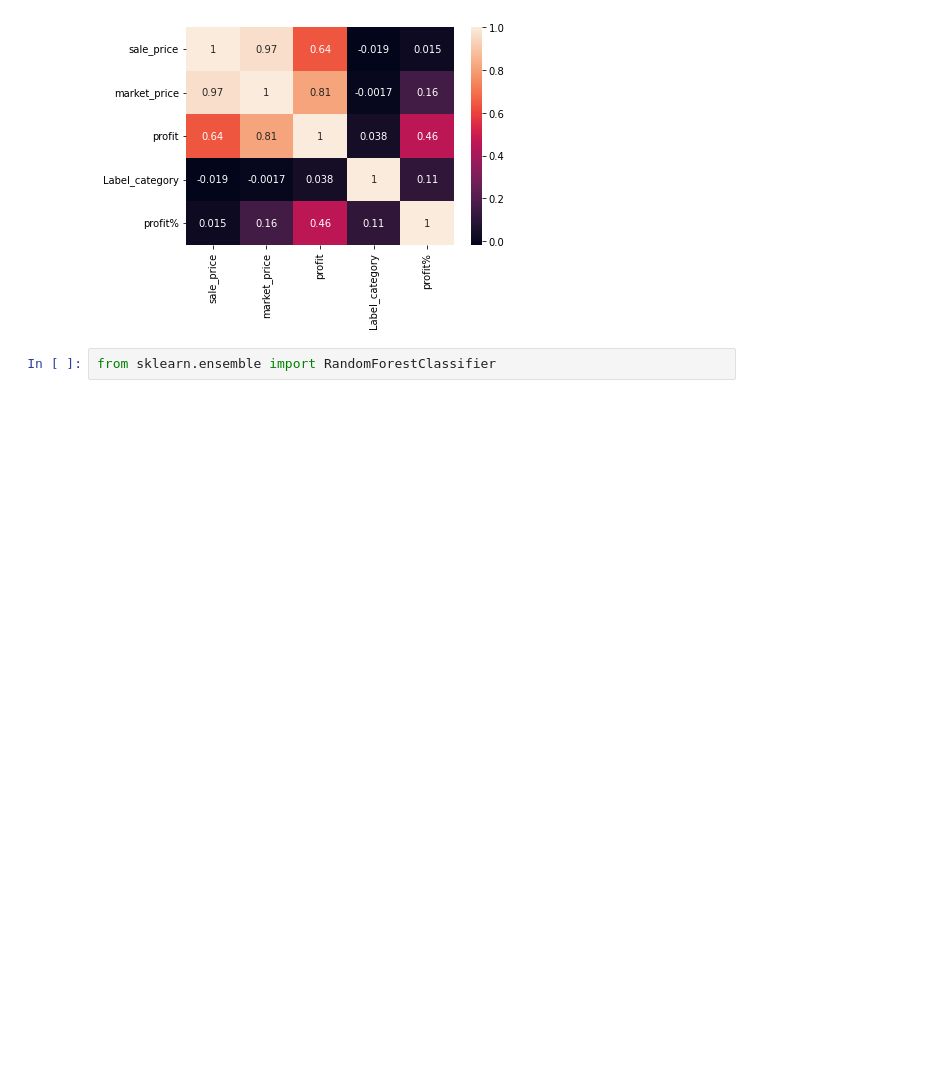
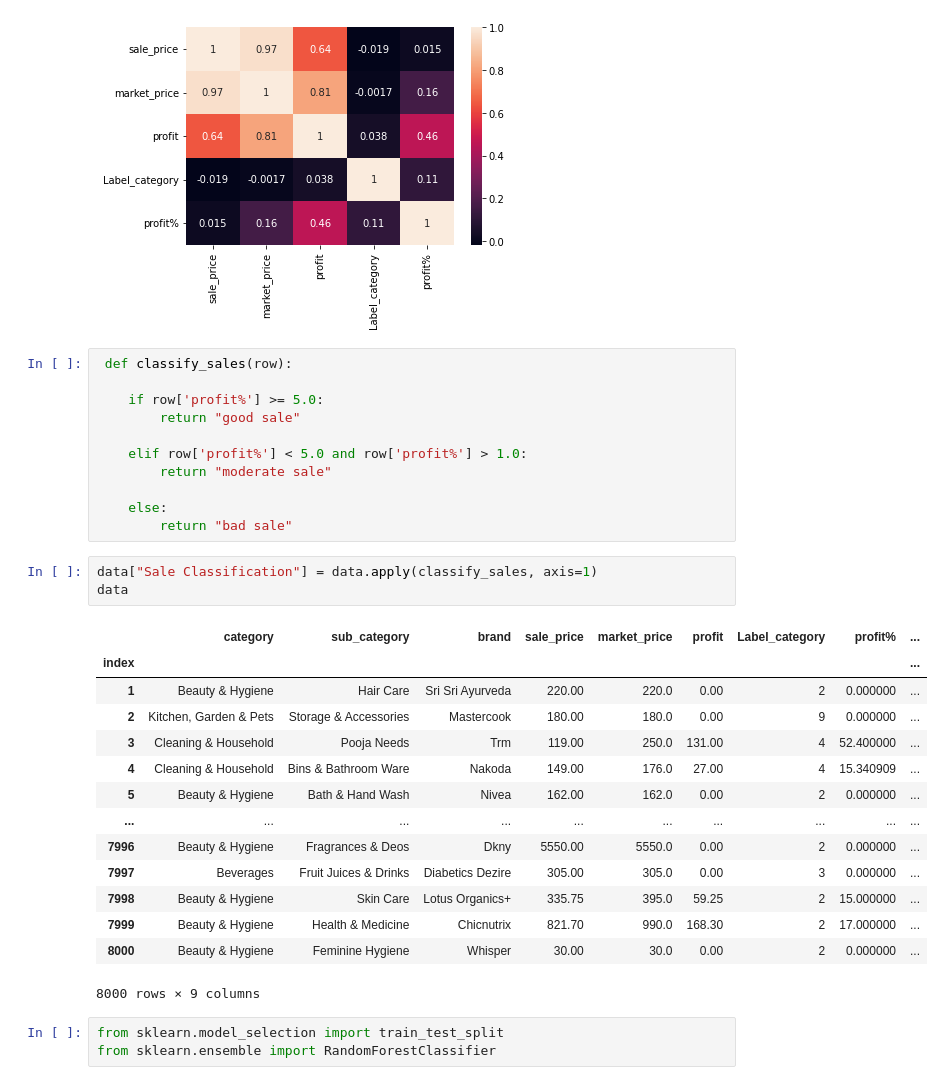
Before and after one commit to prodigee-project/Data-Analysis---Grocery, a Jupyter notebook: Grocery_prediction.ipynb, the cells around one changed output. Drawn from its saved outputs; the diff is of its cells as text; blank space fills up the shorter version.

Commit message:
pseudo ML model added

```diff
--- a/Grocery_prediction.ipynb
+++ b/Grocery_prediction.ipynb
@@ -198,5 +198,35 @@ sns.heatmap(new1.corr(), annot=True)
 # %% [output]
 <AxesSubplot:>
 [figure]
-# %%
-from sklearn.ensemble import RandomForestClassifier
+# %%
+ def classify_sales(row):
+
+    if row['profit%'] >= 5.0:
+        return "good sale"
+
+    elif row['profit%'] < 5.0 and row['profit%'] > 1.0:
+        return "moderate sale"
+
+    else:
+        return "bad sale"
+# %%
+data["Sale Classification"] = data.apply(classify_sales, axis=1)
+data
+# %% [output]
+|  | category | sub_category | brand | sale_price | market_price | profit | Label_category | profit% | ... |
+| index |  |  |  |  |  |  |  |  | ... |
+| 1 | Beauty & Hygiene | Hair Care | Sri Sri Ayurveda | 220.00 | 220.0 | 0.00 | 2 | 0.000000 | ... |
+| 2 | Kitchen, Garden & Pets | Storage & Accessories | Mastercook | 180.00 | 180.0 | 0.00 | 9 | 0.000000 | ... |
+| 3 | Cleaning & Household | Pooja Needs | Trm | 119.00 | 250.0 | 131.00 | 4 | 52.400000 | ... |
+| 4 | Cleaning & Household | Bins & Bathroom Ware | Nakoda | 149.00 | 176.0 | 27.00 | 4 | 15.340909 | ... |
+| 5 | Beauty & Hygiene | Bath & Hand Wash | Nivea | 162.00 | 162.0 | 0.00 | 2 | 0.000000 | ... |
+| ... | ... | ... | ... | ... | ... | ... | ... | ... | ... |
+| 7996 | Beauty & Hygiene | Fragrances & Deos | Dkny | 5550.00 | 5550.0 | 0.00 | 2 | 0.000000 | ... |
+| 7997 | Beverages | Fruit Juices & Drinks | Diabetics Dezire | 305.00 | 305.0 | 0.00 | 3 | 0.000000 | ... |
+| 7998 | Beauty & Hygiene | Skin Care | Lotus Organics+ | 335.75 | 395.0 | 59.25 | 2 | 15.000000 | ... |
+| 7999 | Beauty & Hygiene | Health & Medicine | Chicnutrix | 821.70 | 990.0 | 168.30 | 2 | 17.000000 | ... |
+| 8000 | Beauty & Hygiene | Feminine Hygiene | Whisper | 30.00 | 30.0 | 0.00 | 2 | 0.000000 | ... |
+8000 rows × 9 columns
+# %%
+from sklearn.model_selection import train_test_split
+from sklearn.ensemble import RandomForestClassifier
```
Also changed, not shown: parts of 13 cells of this notebook.
